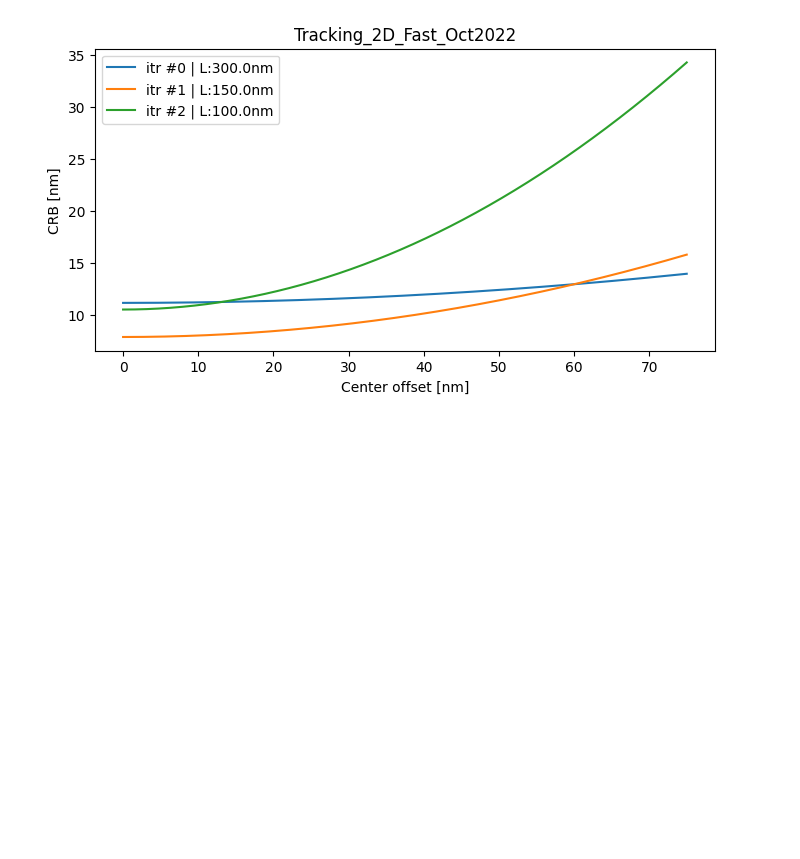
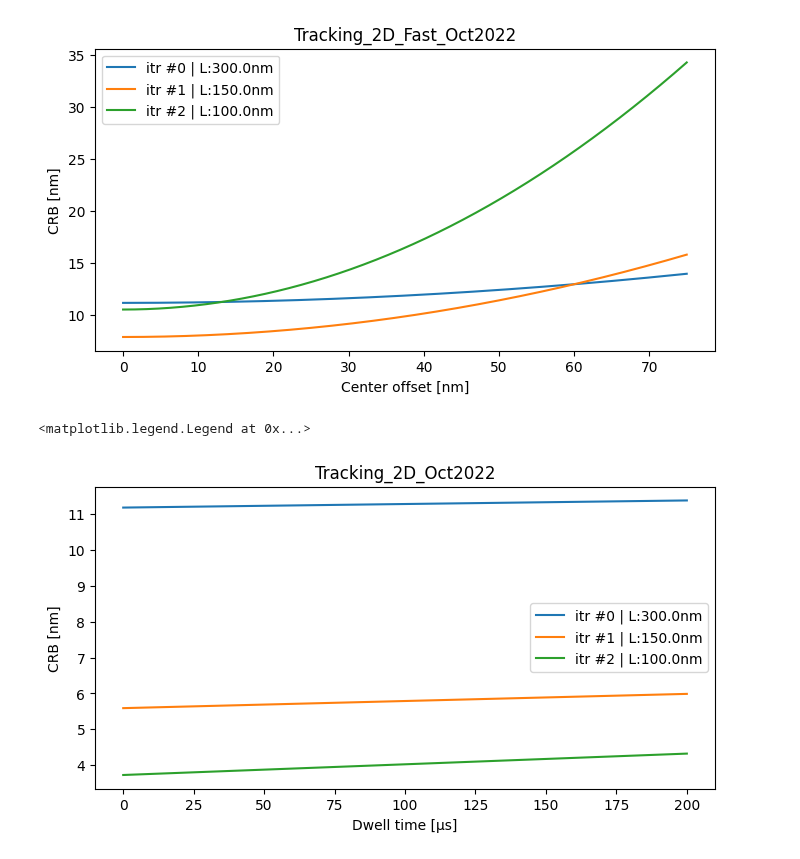
Before and after one commit to Zatyrus/Exercises, a Jupyter notebook: CramerRaoBound.ipynb, the cells around one changed output. Drawn from its saved outputs; the diff is of its cells as text; code cells hidden in the pictures; blank space fills up the shorter version.

```diff
--- a/CramerRaoBound.ipynb
+++ b/CramerRaoBound.ipynb
@@ -228,4 +228,33 @@ plt.legend(loc = 'best')
 # %% [output]
 <matplotlib.legend.Legend at 0x...>
 [figure]
+# %%
+## official Sequences with MSD
+"""Tracking_2D_Oct2022"""
+def sigma_MSD(L,gamma,N,x):
+    return L/(gamma*np.sqrt(N)) * (1 + (x * np.square(2/L)))
+def get_L(patGeoFactor, wavelength):
+    return patGeoFactor * wavelength * 0.5563
+def get_offset(D,t):
+    return 2*D*t
+L = [get_L(patGeoFactor, wavelength) for patGeoFactor,wavelength in zip([0.84, 0.42, 0.28],[642e-9, 642e-9, 642e-9])]
+N = [20,20,20]
+gamma = [6,6,6]
+ter = 3
+t = np.linspace(0,200e-6,1000)
+D = 1e-12
+x = get_offset(D, t)
+
+sig = [sigma_MSD(l,g,n,x) for l,n,g in zip(L,N,gamma)]
+
+plt.figure(figsize=(8,4), dpi =100)
+plt.title('Tracking_2D_Oct2022')
+plt.xlabel('Dwell time [μs]')
+plt.ylabel('CRB [nm]')
+for i,_ in enumerate(sig):
+    plt.plot(t*1e+6, _*1e+9, label =f"itr #{i} | L:{np.round(L[i]*1e+9, decimals=2)}nm")
+plt.legend(loc = 'best')
+# %% [output]
+<matplotlib.legend.Legend at 0x...>
+[figure, added]
 # %%
```
Also changed, not shown: parts of 4 cells of this notebook.
